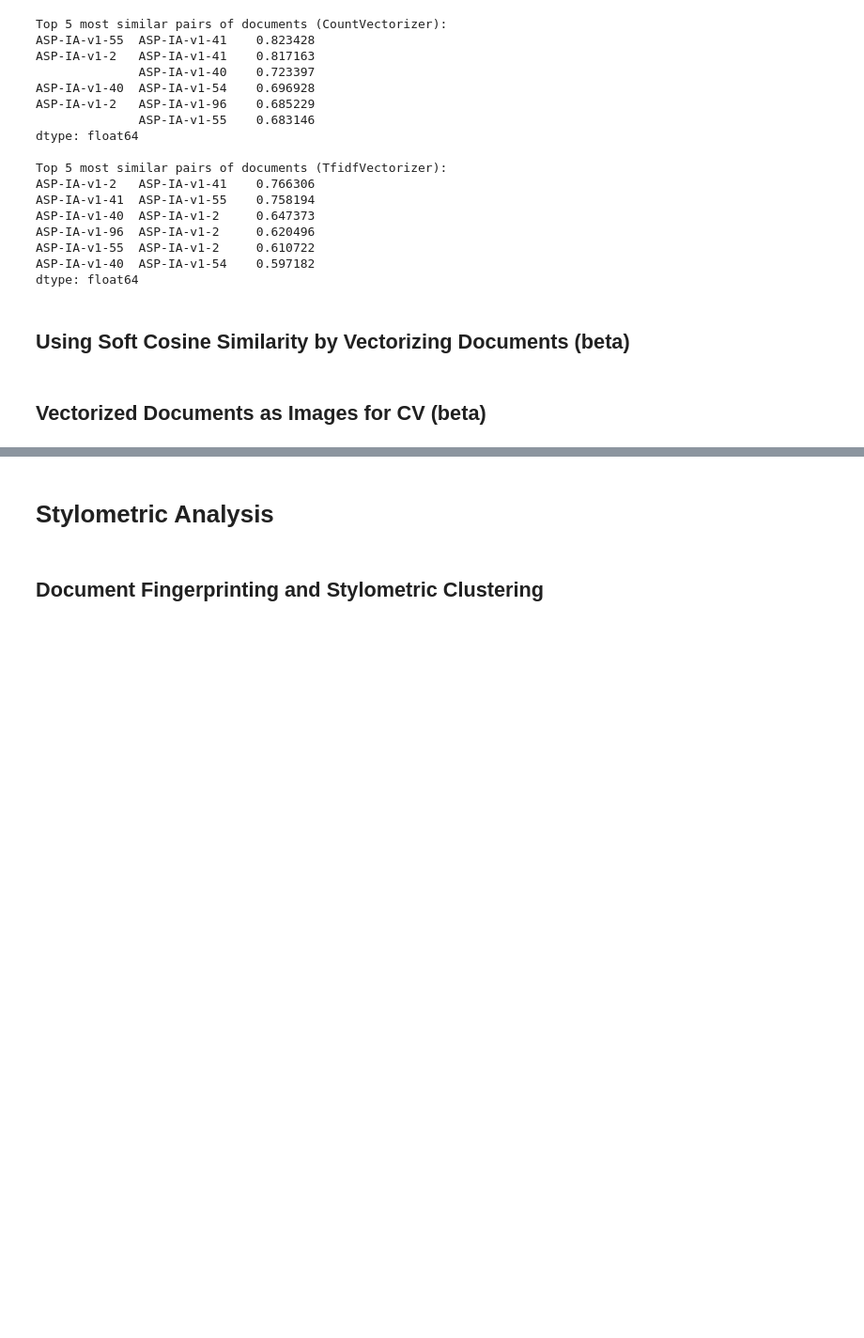
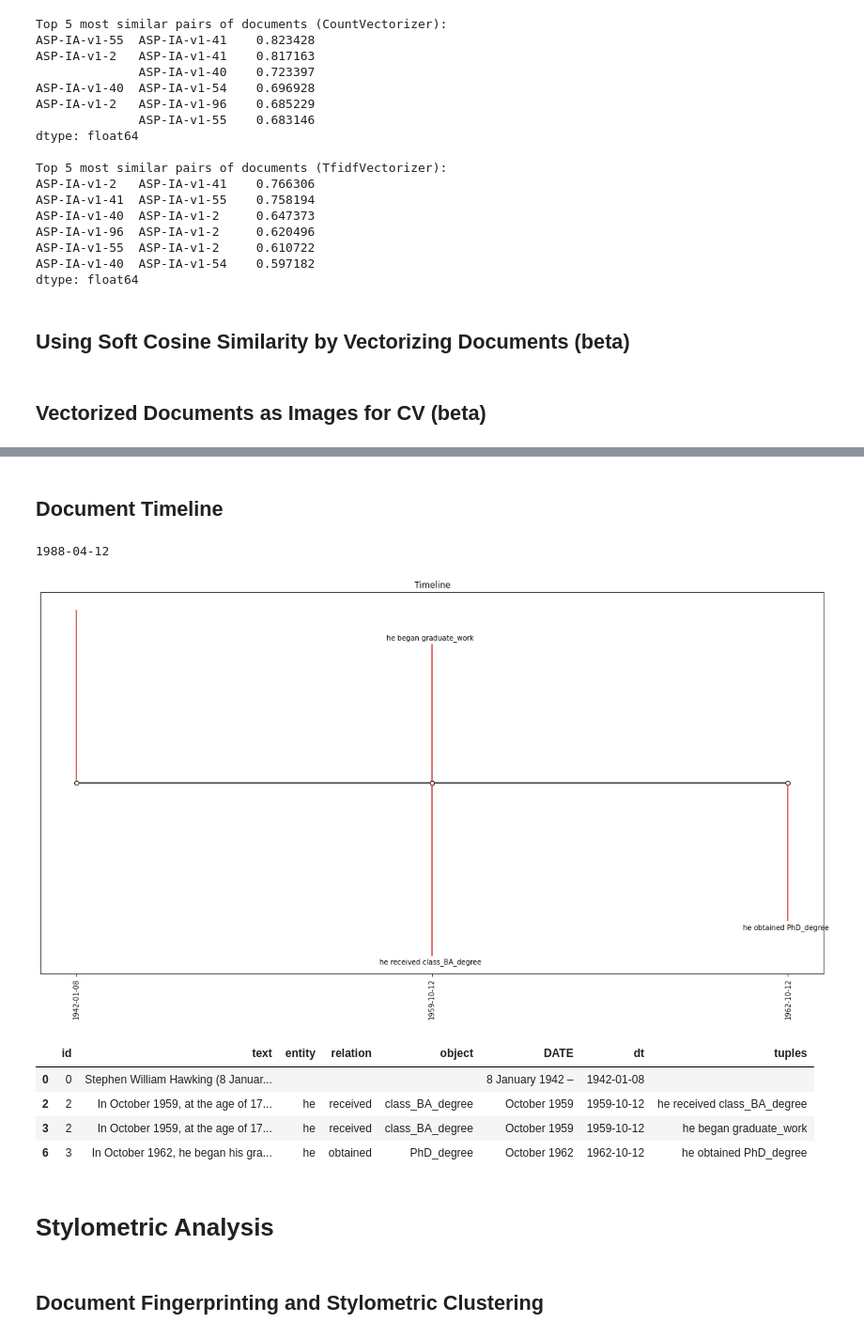
Before and after one commit to aaron68lee/NLP-Graphical-Knowledge-Mining, a Jupyter notebook: Topic_Modeling.ipynb, the cells around one changed output, grey strips where cells are left out. Shown at 94% size. Drawn from its saved outputs; the diff is of its cells as text; code cells hidden in the pictures; blank space fills up the shorter version.

```diff
--- a/Topic_Modeling.ipynb
+++ b/Topic_Modeling.ipynb
@@ -1631,0 +1923,24 @@ plt.show()
+# %%
+
+## extract entities
+entities = extract_entities(sample_doc)# original_docs[0])
+## extract relations
+relations = extract_relations(sample_doc) #original_docs[0])
+## extract relations
+attributes, filtered = extract_attributes(sample_doc, ['DATE', 'ORG']) #original_docs[0])
+#display(attributes)
+display(filtered.head())
+
+'''
+print("===== Entities ========")
+
+for i in entities:
+    print(i)
+
+print("===== Relations ========")
+
+for i in relations:
+    print(i)
+
+print("===== Attributes ========")
+'''
@@ -1649,0 +2090,3 @@ nlp = spacy.load("en_core_web_sm")
+# %%
+df = filtered
+df.head()
@@ -1649,0 +2149,2 @@ nlp = spacy.load("en_core_web_sm")
+# %% [markdown]
+## Document Timeline
@@ -1650,3 +2207,29 @@ nlp = spacy.load("en_core_web_sm")
+# %%
+sample_1 = "Stephen William Hawking (8 January 1942 – 14 March 2018) was an English theoretical physicist, cosmologist, and author who, at the time of his death, was director of research at the Centre for Theoretical Cosmology at the University of Cambridge.[6][17][18] Between 1979 and 2009, he was the Lucasian Professor of Mathematics at the University of Cambridge, widely viewed as one of the most prestigious academic posts in the world. \
+Hawking was born in Oxford into a family of physicians. In October 1959, at the age of 17, he began his university education at University College, Oxford, where he received a first-class BA degree in physics. In October 1962, he began his graduate work at Trinity Hall at the University of Cambridge where, in March 1966, he obtained his PhD degree in applied mathematics and theoretical physics, specialising in general relativity and cosmology. In 1963, at age 21, Hawking was diagnosed with an early-onset slow-progressing form of motor neurone disease that gradually, over decades, paralysed him.[20][21] After the loss of his speech, he communicated through a speech-generating device initially through use of a handheld switch, and eventually by using a single cheek muscle. \
+Hawking's scientific works included a collaboration with Roger Penrose on gravitational singularity theorems in the framework of general relativity, and the theoretical prediction that black holes emit radiation, often called Hawking radiation. Initially, Hawking radiation was controversial. By the late 1970s and following the publication of further research, the discovery was widely accepted as a major breakthrough in theoretical physics. Hawking was the first to set out a theory of cosmology explained by a union of the general theory of relativity and quantum mechanics. He was a vigorous supporter of the many-worlds interpretation of quantum mechanics. \
+Hawking achieved commercial success with several works of popular science in which he discussed his theories and cosmology in general. His book A Brief History of Time appeared on the Sunday Times bestseller list for a record-breaking 237 weeks. Hawking was a Fellow of the Royal Society, a lifetime member of the Pontifical Academy of Sciences, and a recipient of the Presidential Medal of Freedom, the highest civilian award in the United States. In 2002, Hawking was ranked number 25 in the BBC's poll of the 100 Greatest Britons. He died in 2018 at the age of 76, after living with motor neurone disease for more than 50 years."
+
+sample_2 = "The French Revolution (French: Révolution française) was a period of radical political and societal change in France that began with the Estates General of 1789 and ended with the formation of the French Consulate in November 1799. Many of its ideas are considered fundamental principles of liberal democracy,[1] while the values and institutions it created remain central to French political discourse. \
+Its causes are generally agreed to be a combination of social, political and economic factors, which the Ancien Régime proved unable to manage. In May 1789, widespread social distress led to the convocation of the Estates General, which was converted into a National Assembly in June. Continuing unrest culminated in the Storming of the Bastille on 14 July, which led to a series of radical measures by the Assembly, including the abolition of feudalism, the imposition of state control over the Catholic Church in France, and extension of the right to vote. \
+The next three years were dominated by the struggle for political control, exacerbated by economic depression and civil disorder. Austria, Britain, Prussia and other external powers sought to restore the Ancien Régime by force, while many French politicians saw war as the best way to unite the nation and preserve the revolution by exporting it to other countries. These factors resulted in the outbreak of the French Revolutionary Wars in April 1792, abolition of the French monarchy and proclamation of the French First Republic in September 1792, followed by the execution of Louis XVI in January 1793. \
+Following the Paris-based Insurrection of 31 May – 2 June 1793 the constitution was suspended and effective political power passed from the National Convention to the more radical Committee of Public Safety. An estimated 16,000 counter-revolutionaries were executed during the subsequent Reign of Terror, which ended with the so-called Thermidorian Reaction in July 1794. As well as external threats, the Republic faced internal opposition from royalists and popular unrest. In order to deal with these, a new, less democratic, constitution established a five-man Directory which took power in November 1795. Despite a series of military victories, many won by Napoleon Bonaparte, political divisions and economic stagnation resulted in the Directory being replaced by the Consulate in November 1799. This is generally seen as marking the end of the Revolutionary period."
+# %%
+test_date = "april 1988"
+date = utils_parsetime(test_date)
+print(date)
+# %% [output]
+1988-04-12
+# %%
+timeline = doc_timeline("Timeline", sample_1)
+display(timeline)
+# %% [output]
+[figure, added]
+|  | id | text | entity | relation | object | DATE | dt | tuples |
+| 0 | 0 | Stephen William Hawking (8 Januar... |  |  |  | 8 January 1942 – | 1942-01-08 |  |
+| 2 | 2 | In October 1959, at the age of 17... | he | received | class_BA_degree | October 1959 | 1959-10-12 | he received class_BA_degree |
+| 3 | 2 | In October 1959, at the age of 17... | he | received | class_BA_degree | October 1959 | 1959-10-12 | he began graduate_work |
+| 6 | 3 | In October 1962, he began his gra... | he | obtained | PhD_degree | October 1962 | 1962-10-12 | he obtained PhD_degree |
 # %% [markdown]
 # Stylometric Analysis
 # %% [markdown]
```
Also changed, not shown: parts of 60 cells of this notebook.
